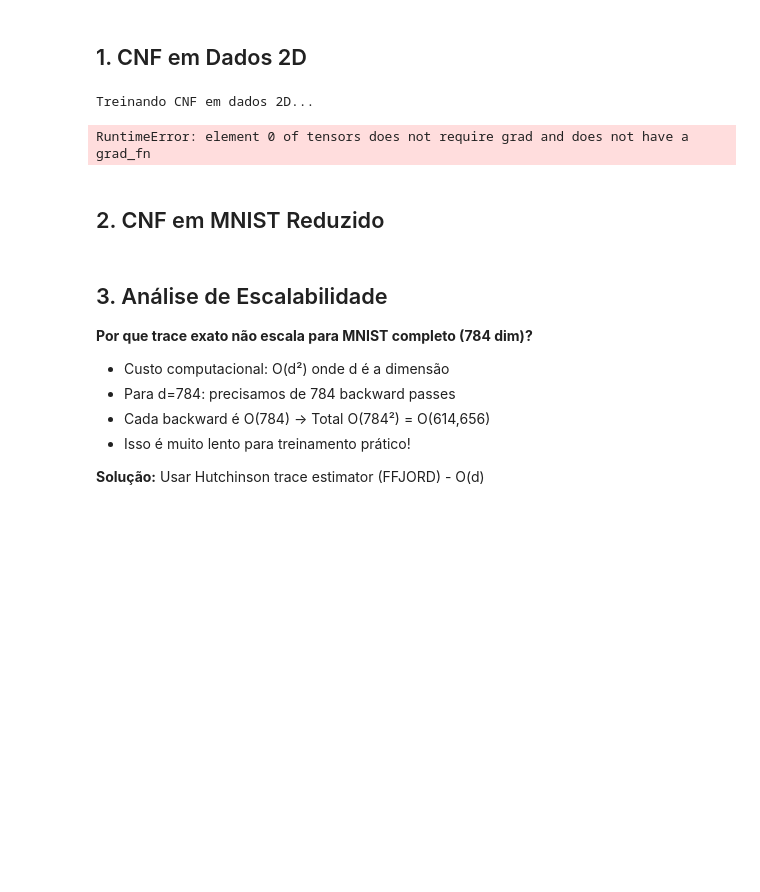
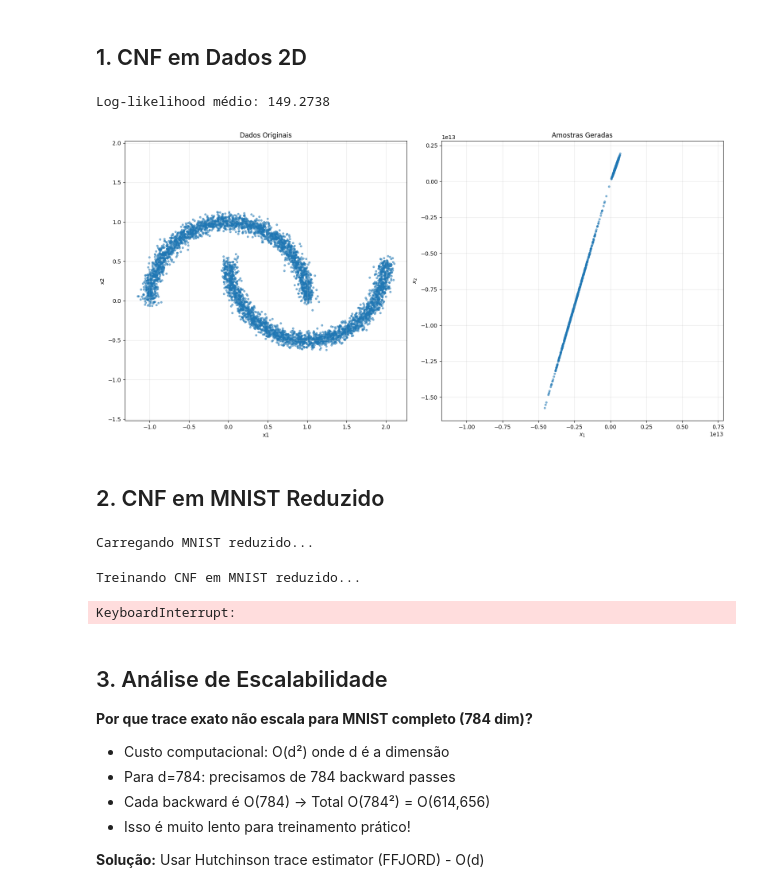
Before and after one commit to lucascbarbosa/flow, a Jupyter notebook: notebooks/02_cnf_trace_comparison.ipynb, the cells around one changed output. Saved outputs shown, nothing was run; the diff lists cells and outputs as text; code cells hidden in the pictures; blank space fills up the shorter version.

```diff
--- a/notebooks/02_cnf_trace_comparison.ipynb
+++ b/notebooks/02_cnf_trace_comparison.ipynb
@@ -35,39 +32,39 @@ Using device: cpu
 dataset_2d = Synthetic2D(n_samples=5000, noise=0.05, dataset_type='moons')
 dataloader_2d = get_dataloader(dataset_2d, batch_size=128, shuffle=True)
 
 # Criar e treinar CNF
 vf_2d = VectorField(features=2, hidden_dims=[64, 64], time_embed_dim=16)
 cnf_2d = CNF(vf_2d).to(device)
 optimizer_2d = optim.Adam(cnf_2d.parameters(), lr=1e-3)
 
 print("Treinando CNF em dados 2D...")
-train_cnf(cnf_2d, dataloader_2d, optimizer_2d, device, num_epochs=50)
+train_cnf(cnf_2d, dataloader_2d, optimizer_2d, device, num_epochs=10)
 
 # Avaliar log-likelihood
 cnf_2d.eval()
 with torch.no_grad():
     test_data = dataset_2d.data[:1000].to(device)
     log_probs = cnf_2d.log_prob(test_data)
     print(f"Log-likelihood médio: {log_probs.mean().item():.4f}")
 
 # Gerar amostras
 samples = cnf_2d.sample(1000)
-samples_np = samples.cpu().numpy()
+samples_np = samples.cpu().detach().numpy()
 
 # Visualizar
 fig, axes = plt.subplots(1, 2, figsize=(16, 8))
 plot_data_distribution(dataset_2d.data, ax=axes[0], title="Dados Originais")
 axes[1].scatter(samples_np[:, 0], samples_np[:, 1], alpha=0.5, s=10)
 axes[1].set_title("Amostras Geradas")
-axes[1].set_xlabel('x1')
-axes[1].set_ylabel('x2')
+axes[1].set_xlabel(r'$x_1$')
+axes[1].set_ylabel(r'$x_2$')
 axes[1].grid(True, alpha=0.3)
 axes[1].axis('equal')
 plt.tight_layout()
 plt.show()
 # %% [output]
-Treinando CNF em dados 2D...
+Log-likelihood médio: 149.2738
-RuntimeError: element 0 of tensors does not require grad and does not have a grad_fn
+[figure, added]
 # %% [markdown]
 ## 2. CNF em MNIST Reduzido
 # %%
@@ -99,6 +96,10 @@ start_time = time.time()
 samples = cnf_mnist.sample(1000)
 sample_time = time.time() - start_time
 print(f"Tempo de sampling (1000 amostras): {sample_time:.2f} segundos")
+# %% [output]
+Carregando MNIST reduzido...
+Treinando CNF em MNIST reduzido...
+KeyboardInterrupt:
 # %% [markdown]
 ## 3. Análise de Escalabilidade
 
```
Also changed, not shown: parts of 1 cell of this notebook, 6 other files.
